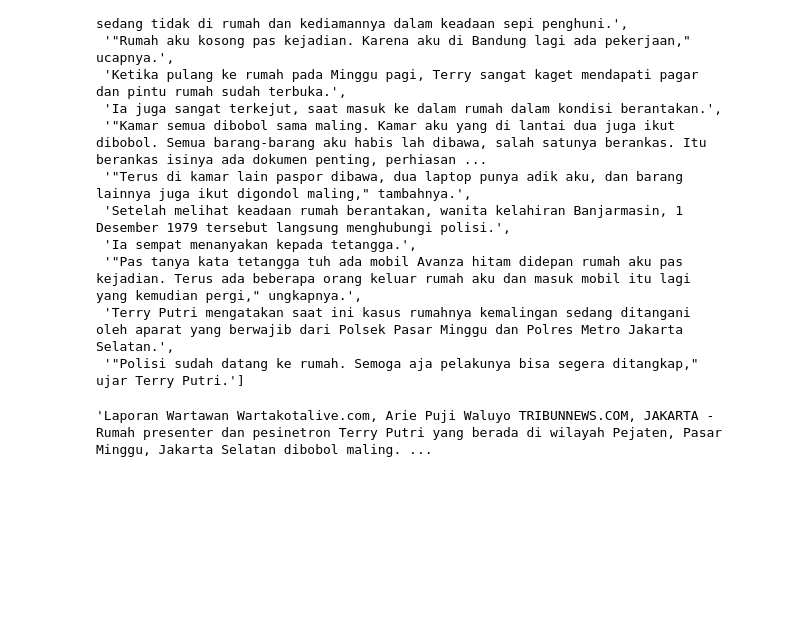
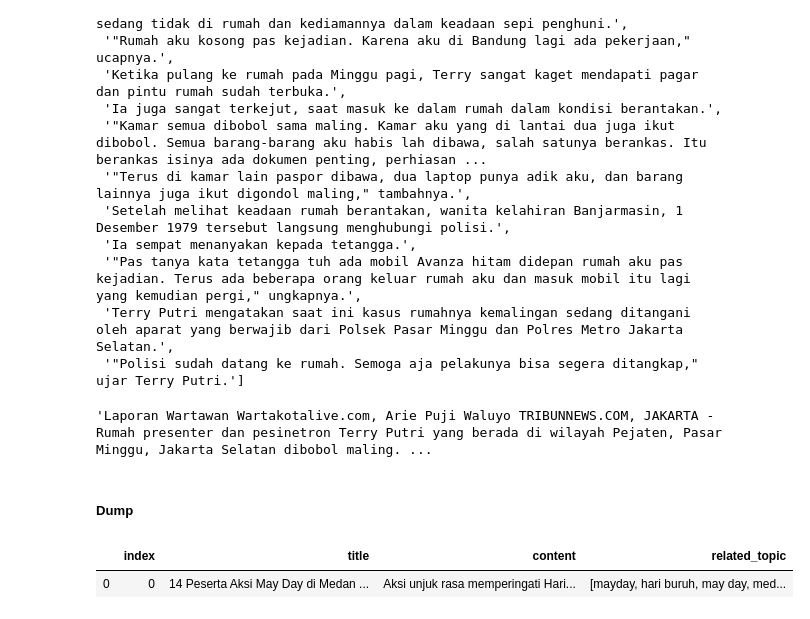
Before and after one commit to vioxcd-archive/cleaning-cnn-and-tribunnews, a Jupyter notebook: Cleaning.ipynb, the cells around one changed output. Saved outputs shown, nothing was run; the diff lists cells and outputs as text; code cells hidden in the pictures; blank space fills up the shorter version.

```diff
--- a/Cleaning.ipynb
+++ b/Cleaning.ipynb
@@ -282,3 +282,10 @@ tribun['content'] = tribun.content.apply(clean_tribun_content)
 # sanity check
 # cnn.loc[0, 'content']
 # tribun.loc[2, 'content']
+# %% [markdown]
+##### Dump
+# %%
+cnn.head(1)
+# %% [output]
+|  | index | title | content | related_topic |
+| 0 | 0 | 14 Peserta Aksi May Day di Medan ... | Aksi unjuk rasa memperingati Hari... | [mayday, hari buruh, may day, med... |
```
Also changed, not shown: parts of 9 cells of this notebook, 1 other file.
